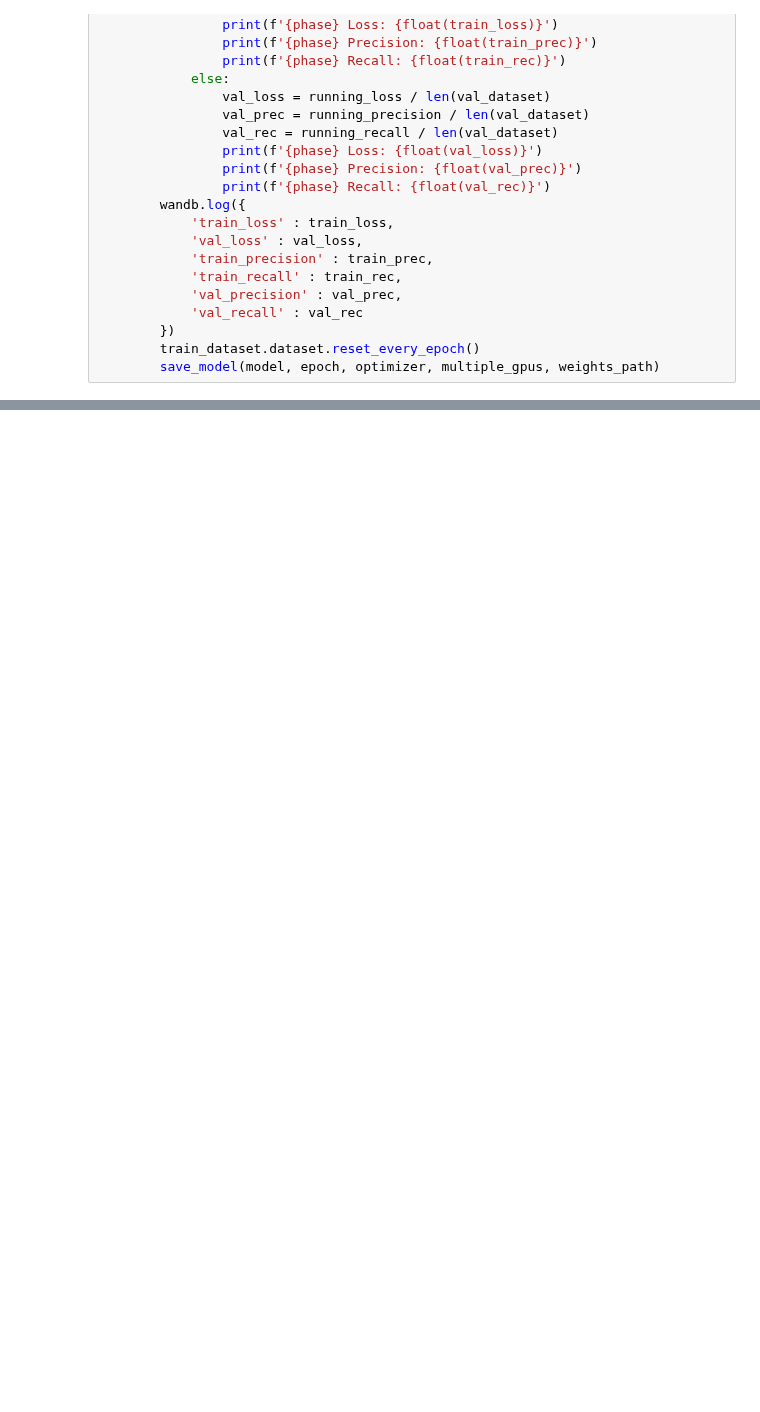
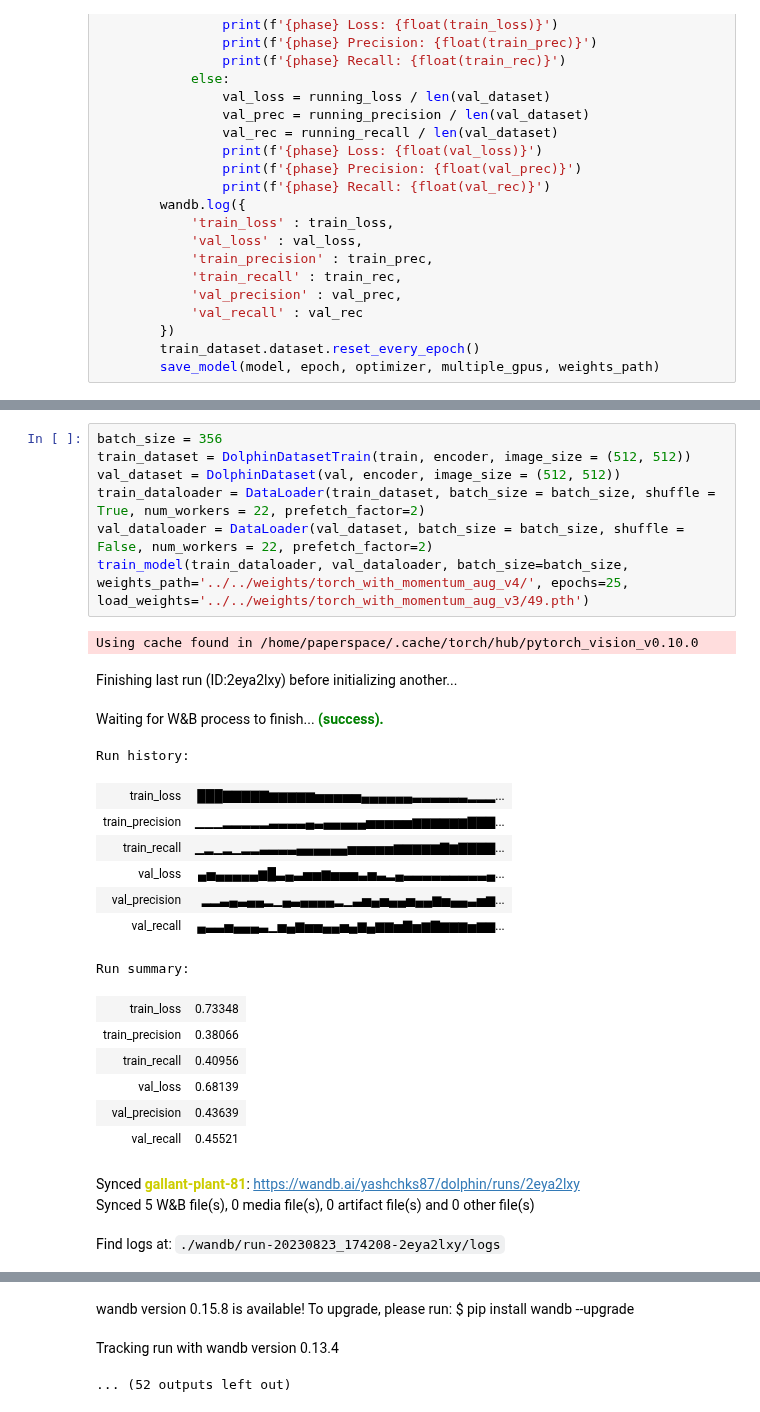
Before and after one commit to yashchks87/dolphin_classification, a Jupyter notebook: notebooks/aug_classification.ipynb, the cells around one changed output, grey strips where cells are left out. Saved outputs shown, nothing was run; the diff lists cells and outputs as text; blank space fills up the shorter version.

```diff
--- a/notebooks/aug_classification.ipynb
+++ b/notebooks/aug_classification.ipynb
@@ -324,0 +307,28 @@ Weight saved for epoch 2.
+# %%
+batch_size = 356
+train_dataset = DolphinDatasetTrain(train, encoder, image_size = (512, 512))
+val_dataset = DolphinDataset(val, encoder, image_size = (512, 512))
+train_dataloader = DataLoader(train_dataset, batch_size = batch_size, shuffle = True, num_workers = 22, prefetch_factor=2)
+val_dataloader = DataLoader(val_dataset, batch_size = batch_size, shuffle = False, num_workers = 22, prefetch_factor=2)
+train_model(train_dataloader, val_dataloader, batch_size=batch_size, weights_path='../../weights/torch_with_momentum_aug_v4/', epochs=25, load_weights='../../weights/torch_with_momentum_aug_v3/49.pth')
+# %% [output]
+Using cache found in /home/paperspace/.cache/torch/hub/pytorch_vision_v0.10.0
+Finishing last run (ID:2eya2lxy) before initializing another...
+Waiting for W&B process to finish... (success).
+Run history:
+| train_loss | ███▇▇▇▇▇▆▆▆▆▆▅▅▅▅▅▄▄▄▄▄▄▃▃▃▃▃▃▂▂▂... |
+| train_precision | ▁▁▁▂▂▂▂▂▃▃▃▃▄▃▄▄▄▄▄▅▅▅▅▅▆▆▆▆▆▆▇▇▇... |
+| train_recall | ▁▂▁▂▁▂▂▃▃▃▃▄▄▄▄▄▄▅▅▅▅▅▆▆▆▆▆▇▆▇▇▇▇... |
+| val_loss | ▄▅▄▄▄▄▄▆█▃▄▃▅▅▆▅▅▅▃▅▃▂▄▃▃▃▃▃▃▃▃▃▄... |
+| val_precision | ▂▂▃▄▃▄▄▂▁▄▃▄▄▄▄▂▁▃▅▄▅▄▄▅▄▄▆▅▄▄▃▅▆... |
+| val_recall | ▄▃▃▅▄▄▄▃▁▅▄▆▅▅▄▄▅▄▆▄▆▆▅▇▅▆▇▆▆▆▅▆▆... |
+Run summary:
+| train_loss | 0.73348 |
+| train_precision | 0.38066 |
+| train_recall | 0.40956 |
+| val_loss | 0.68139 |
+| val_precision | 0.43639 |
+| val_recall | 0.45521 |
+Synced gallant-plant-81: https://wandb.ai/yashchks87/dolphin/runs/2eya2lxy
+Synced 5 W&B file(s), 0 media file(s), 0 artifact file(s) and 0 other file(s)
+Find logs at: ./wandb/run-20230823_174208-2eya2lxy/logs
@@ -324,0 +336,3 @@ Weight saved for epoch 2.
+wandb version 0.15.8 is available! To upgrade, please run: $ pip install wandb --upgrade
+Tracking run with wandb version 0.13.4
+... (52 outputs left out)
```
Also changed, not shown: parts of 7 cells of this notebook, 46 other files.
